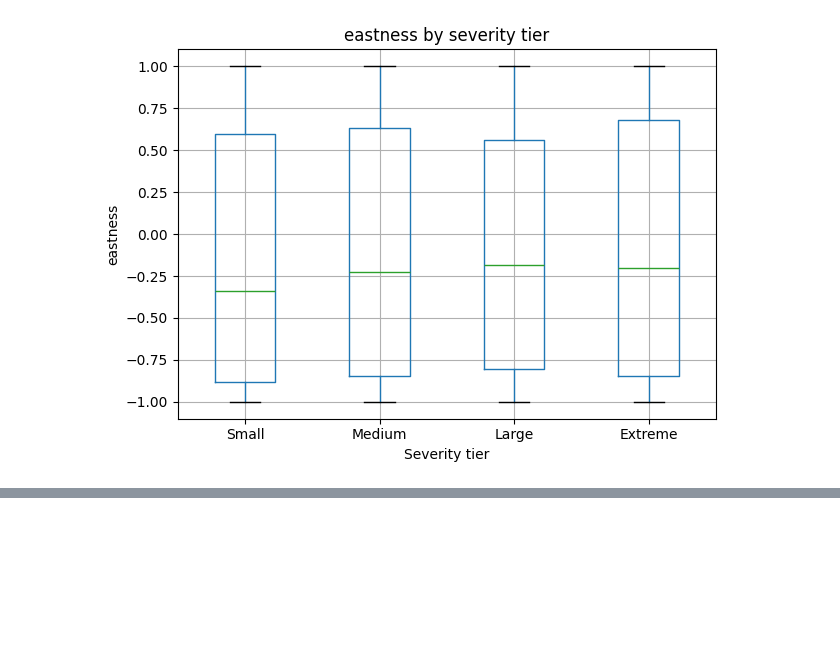
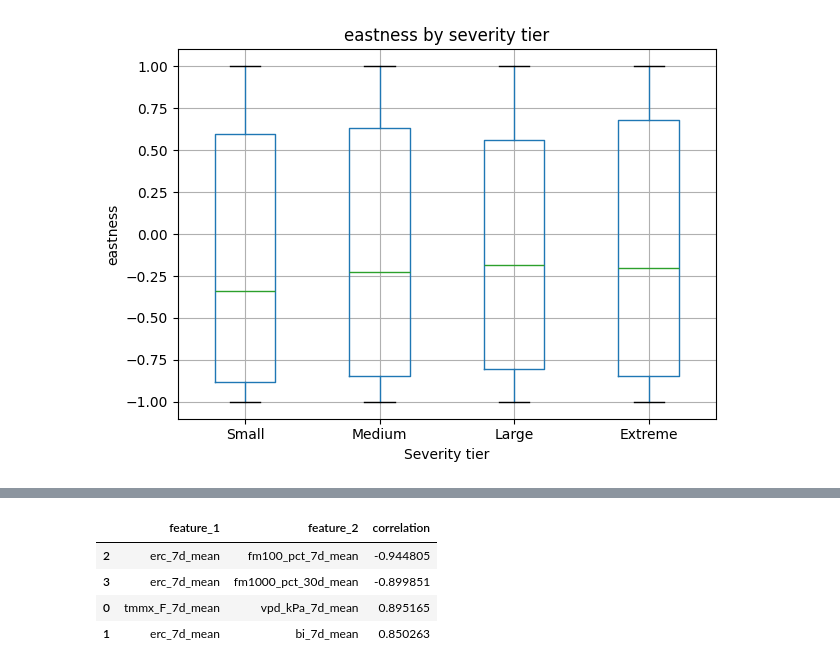
Before and after one commit to mynameisdevinchau/wildfire-severity-v2, a Jupyter notebook: notebooks/gridmet_terrain_eda.ipynb, the cells around one changed output, grey strips where cells are left out. Saved outputs shown, nothing was run; the diff lists cells and outputs as text; code cells hidden in the pictures; blank space fills up the shorter version.

```diff
--- a/notebooks/gridmet_terrain_eda.ipynb
+++ b/notebooks/gridmet_terrain_eda.ipynb
@@ -515,0 +555,27 @@ correlation and redundancy check
+# %%
+# List highly correlated feature pairs.
+threshold = 0.85
+pairs = []
+
+for i, col1 in enumerate(corr.columns):
+    for j, col2 in enumerate(corr.columns):
+        if j <= i:
+            continue
+        value = corr.loc[col1, col2]
+        if pd.notna(value) and abs(value) >= threshold:
+            pairs.append((col1, col2, value))
+
+high_corr = pd.DataFrame(pairs, columns=["feature_1", "feature_2", "correlation"]).sort_values(
+    "correlation",
+    key=lambda s: s.abs(),
+    ascending=False,
+)
+
+display(high_corr)
+high_corr.to_csv("../outputs/eda_res/high_correlation_pairs.csv", index=False)
+# %% [output]
+|  | feature_1 | feature_2 | correlation |
+| 2 | erc_7d_mean | fm100_pct_7d_mean | -0.944805 |
+| 3 | erc_7d_mean | fm1000_pct_30d_mean | -0.899851 |
+| 0 | tmmx_F_7d_mean | vpd_kPa_7d_mean | 0.895165 |
+| 1 | erc_7d_mean | bi_7d_mean | 0.850263 |
```
Also changed, not shown: parts of 6 cells of this notebook, 3 other files.
